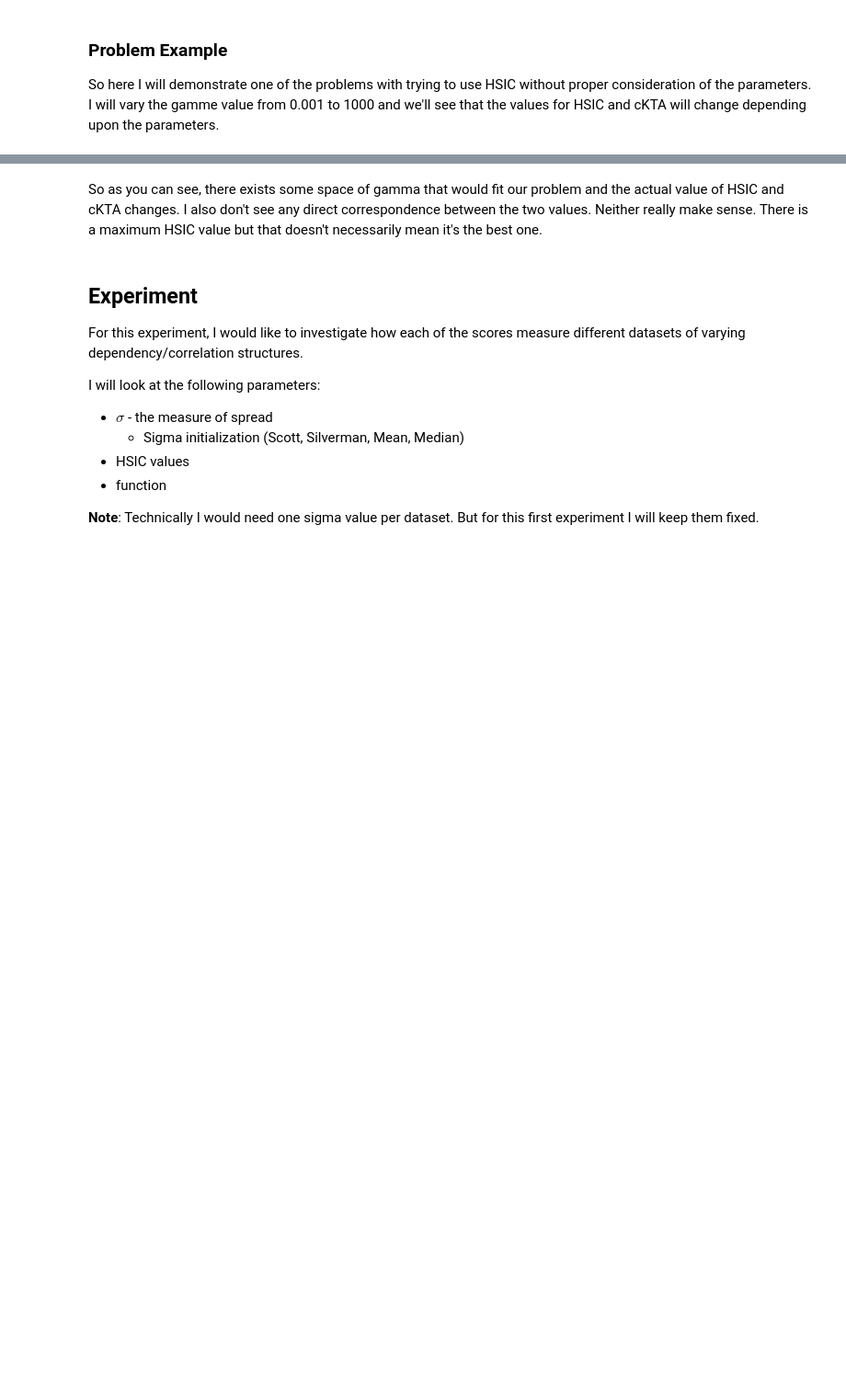
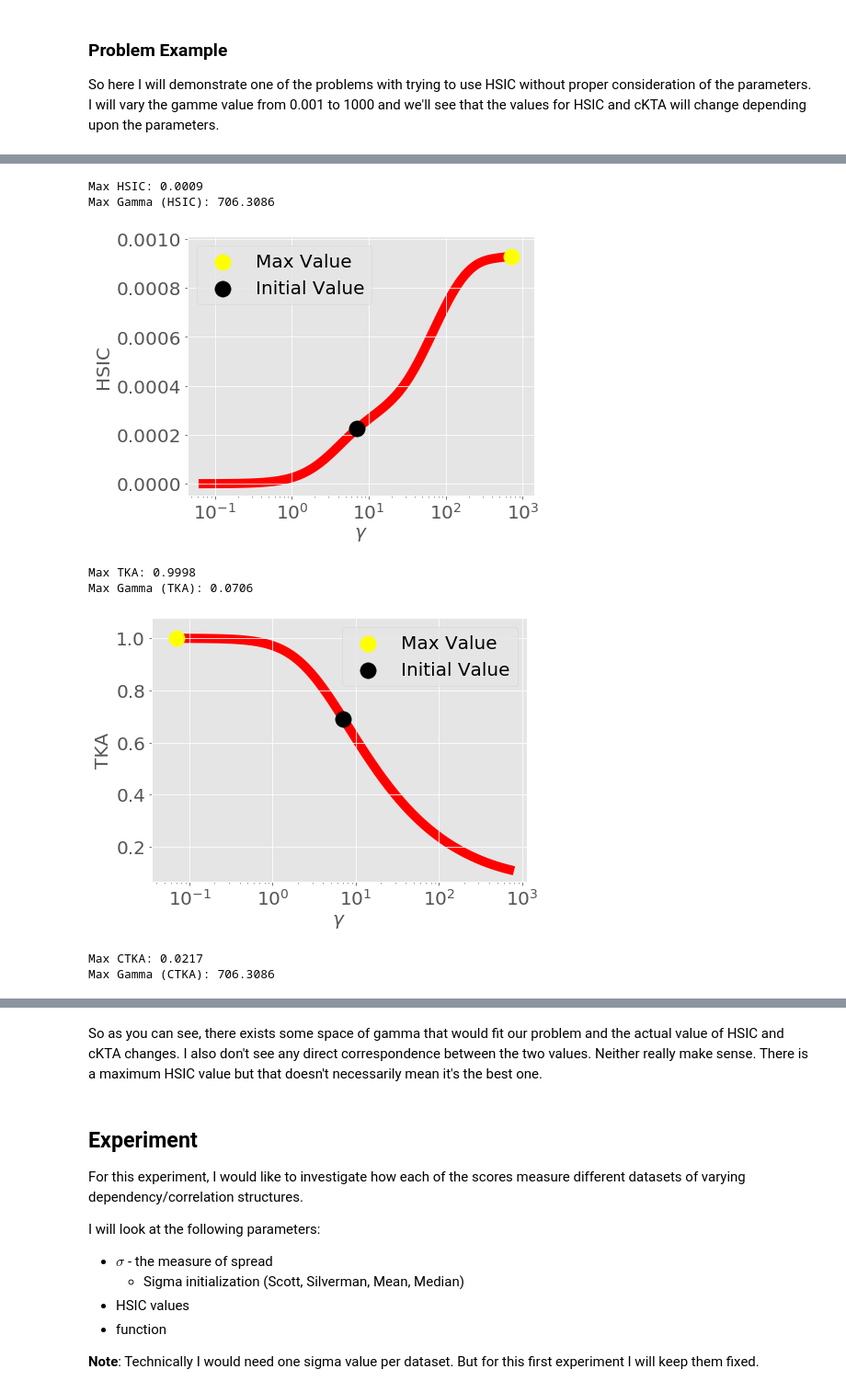
Before and after one commit to jejjohnson/hsic_alignment, a Jupyter notebook: notebooks/experiment_kta/0_preliminary_exp.ipynb, the cells around one changed output, grey strips where cells are left out. Shown at 92% size. Saved outputs shown, nothing was run; the diff lists cells and outputs as text; code cells hidden in the pictures; blank space fills up the shorter version.

```diff
--- a/notebooks/experiment_kta/0_preliminary_exp.ipynb
+++ b/notebooks/experiment_kta/0_preliminary_exp.ipynb
@@ -198,0 +234,47 @@ Max Gamma (cKTA): 0.9154
+# %%
+def plot_max_hsic(results_list, scorer='hsic', function='line', sigma_est='mean', save=True):
+
+    save_path = f'{cwd}/../../results/hsic/figures/demo/'
+
+    fig, ax = plt.subplots(nrows=1, figsize=(7, 5))
+
+    # MAX HSIC Values
+    max_idx = np.argmax(scorers[scorer])
+    hsic_max = scorers[scorer][max_idx]
+    gamma_max = gammas[max_idx]
+    print(f'Max {scorer.upper()}: {hsic_max:.4f}')
+    print(f'Max Gamma ({scorer.upper()}): {gamma_max:.4f}\n')
+
+    # init HSIC Values
+    init_hsic = HSIC(gamma=init_gamma, scorer=scorer).fit(X, Y).score(X)
+
+    ax.set_xscale('log')
+    ax.plot(gammas, scorers[scorer], color='red', linewidth=10, zorder=0)
+    ax.scatter(gamma_max, hsic_max, s=300, c='yellow', label=f'Max Value', zorder=1)
+    ax.scatter(init_gamma, init_hsic, s=300, c='black', label='Initial Value', zorder=1)
+    ax.set_xlabel('$\gamma$', fontsize=20)
+    ax.set_ylabel(f'{scorer.upper()}', fontsize=20)
+    ax.tick_params(axis='both', which='major', labelsize=10)
+
+    plt.legend(fontsize=20)
+    plt.xticks(fontsize=20)
+    plt.yticks(fontsize=20)
+    plt.tight_layout()
+    plt.show()
+
+    if save:
+        fig.savefig(f"{save_path}demo_{function}_{sigma_est}_{scorer}.png")
+    return None
+# %%
+plot_max_hsic(scorers, 'hsic', dataset, sigma_est)
+plot_max_hsic(scorers, 'tka', dataset, sigma_est)
+plot_max_hsic(scorers, 'ctka', dataset, sigma_est)
+# %% [output]
+Max HSIC: 0.0009
+Max Gamma (HSIC): 706.3086
+[figure, added]
+Max TKA: 0.9998
+Max Gamma (TKA): 0.0706
+[figure, added]
+Max CTKA: 0.0217
+Max Gamma (CTKA): 706.3086
```
Also changed, not shown: parts of 12 cells of this notebook, 2 other files.
